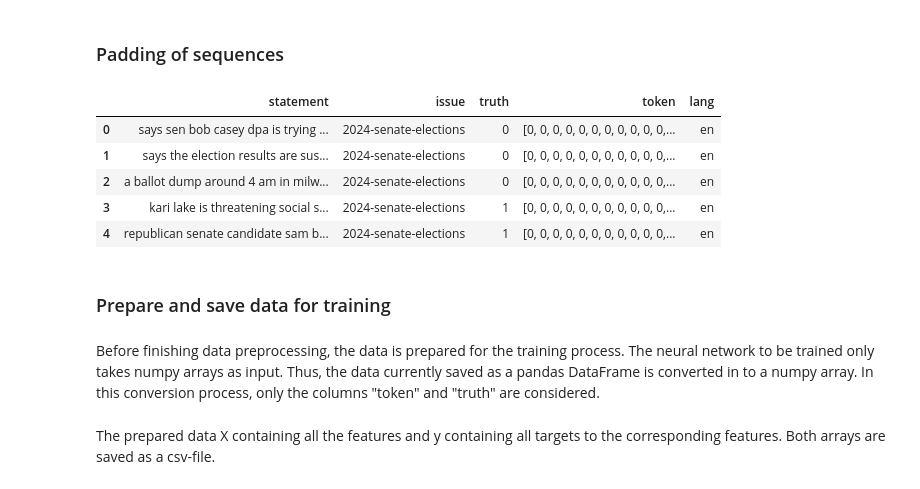
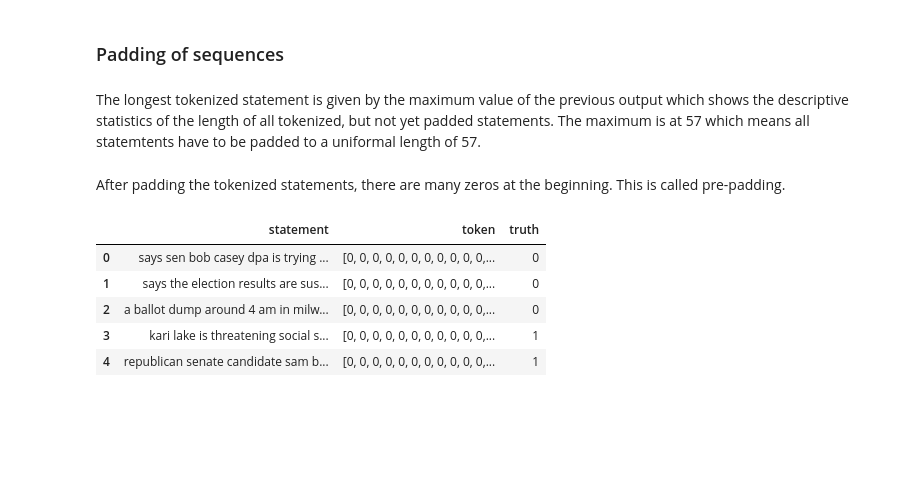
Before and after one commit to felixdaubner/fake-news-detection, a Jupyter notebook: 04_data-preprocessing.ipynb, the cells around one changed output. Cells and saved outputs as stored; diff of their text form; code cells hidden in the pictures; blank space fills up the shorter version.

```diff
--- a/04_data-preprocessing.ipynb
+++ b/04_data-preprocessing.ipynb
@@ -372,15 +501,21 @@ max(data_token["token"].apply(len))
 # %% [markdown]
 ### Padding of sequences
+# %% [markdown]
+The longest tokenized statement is given by the maximum value of the previous output which shows the descriptive statistics of the length of all tokenized, but not yet padded statements. The maximum is at 57 which means all statemtents have to be padded to a uniformal length of 57.
 # %%
 padded = pad_sequences(data_token["token"].to_list())
-data_token["token"] = padded.tolist()
+
+data_padded = data_token.copy()
+data_padded["token"] = padded.tolist()
-# %%
-data_token.head()
-# %% [output]
-|  | statement | issue | truth | token | lang |
-| 0 | says sen bob casey dpa is trying ... | 2024-senate-elections | 0 | [0, 0, 0, 0, 0, 0, 0, 0, 0, 0, 0,... | en |
-| 1 | says the election results are sus... | 2024-senate-elections | 0 | [0, 0, 0, 0, 0, 0, 0, 0, 0, 0, 0,... | en |
-| 2 | a ballot dump around 4 am in milw... | 2024-senate-elections | 0 | [0, 0, 0, 0, 0, 0, 0, 0, 0, 0, 0,... | en |
-| 3 | kari lake is threatening social s... | 2024-senate-elections | 1 | [0, 0, 0, 0, 0, 0, 0, 0, 0, 0, 0,... | en |
-| 4 | republican senate candidate sam b... | 2024-senate-elections | 1 | [0, 0, 0, 0, 0, 0, 0, 0, 0, 0, 0,... | en |
+# %% [markdown]
+After padding the tokenized statements, there are many zeros at the beginning. This is called pre-padding.
+# %%
+data_padded[["statement", "token", "truth"]].head()
+# %% [output]
+|  | statement | token | truth |
+| 0 | says sen bob casey dpa is trying ... | [0, 0, 0, 0, 0, 0, 0, 0, 0, 0, 0,... | 0 |
+| 1 | says the election results are sus... | [0, 0, 0, 0, 0, 0, 0, 0, 0, 0, 0,... | 0 |
+| 2 | a ballot dump around 4 am in milw... | [0, 0, 0, 0, 0, 0, 0, 0, 0, 0, 0,... | 0 |
+| 3 | kari lake is threatening social s... | [0, 0, 0, 0, 0, 0, 0, 0, 0, 0, 0,... | 1 |
+| 4 | republican senate candidate sam b... | [0, 0, 0, 0, 0, 0, 0, 0, 0, 0, 0,... | 1 |
 # %%
@@ -388,4 +522,0 @@ data_token.to_csv("data/processed.csv", sep=";")
-# %% [markdown]
-### Prepare and save data for training
-# %% [markdown]
-Before finishing data preprocessing, the data is prepared for the training process. The neural network to be trained only takes numpy arrays as input. Thus, the data currently saved as a pandas DataFrame is converted in to a numpy array. In this conversion process, only the columns "token" and "truth" are considered.
@@ -395,2 +522,0 @@ y = np.array(data_token["truth"])
-# %% [markdown]
-The prepared data X containing all the features and y containing all targets to the corresponding features. Both arrays are saved as a csv-file.
```
Also changed, not shown: parts of 55 cells of this notebook, 1 other file.
